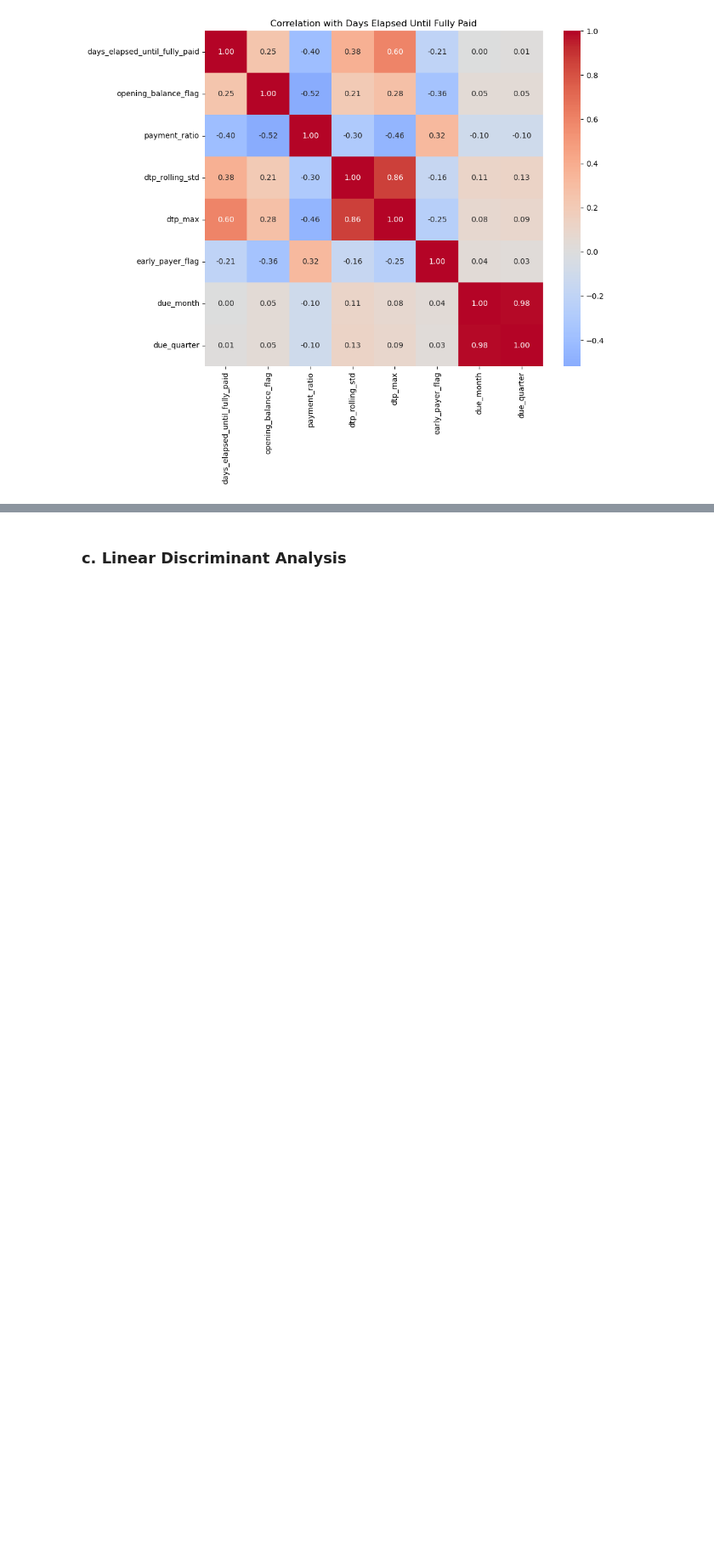
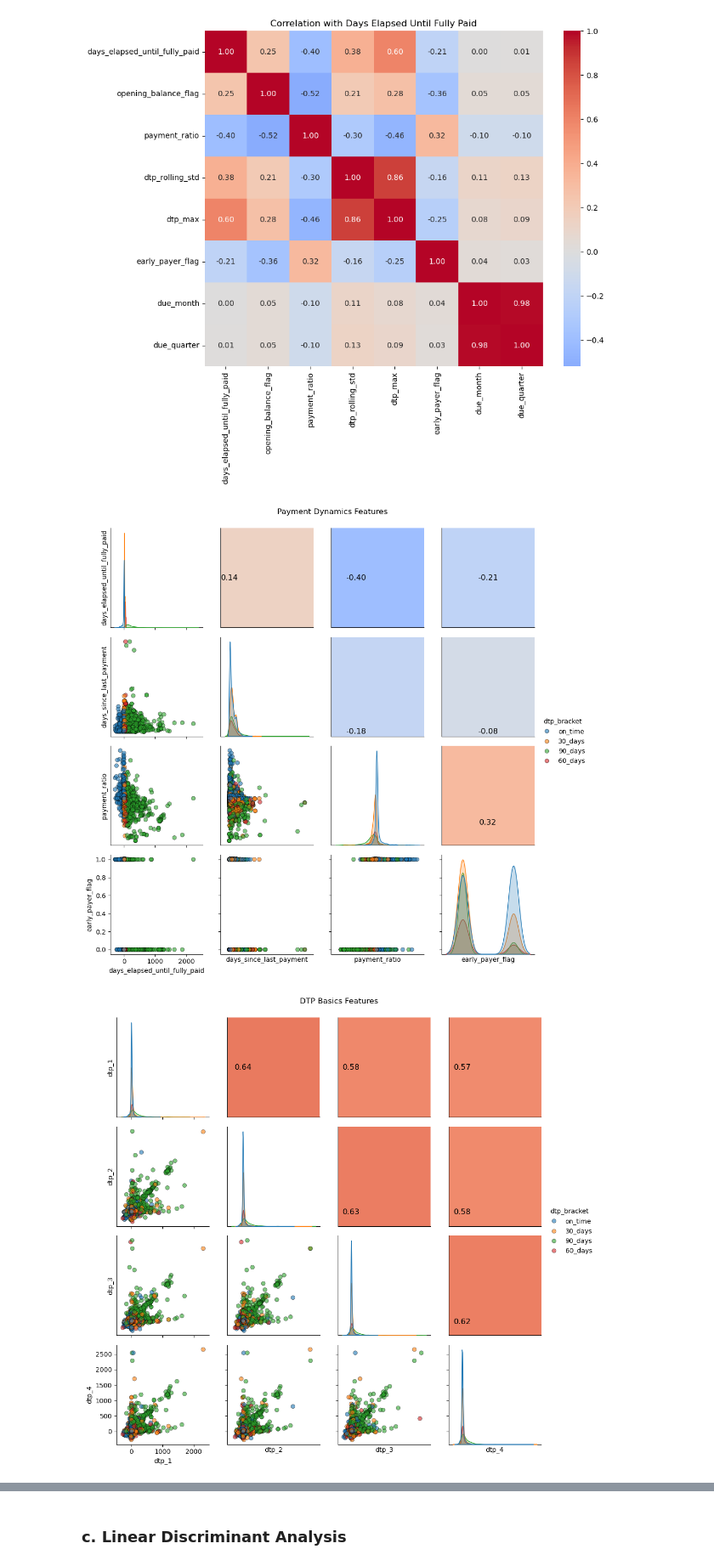
Before and after one commit to anneryeo/invoice-payment-prediction-thesis, a Jupyter notebook: Machine Learning.ipynb, the cells around one changed output, grey strips where cells are left out. Shown at 85% size. Saved outputs shown, nothing was run; the diff lists cells and outputs as text; code cells hidden in the pictures; blank space fills up the shorter version.

```diff
--- a/Machine Learning.ipynb
+++ b/Machine Learning.ipynb
@@ -223,3 +225,63 @@ plt.title("Correlation with Days Elapsed Until Fully Paid")
 plt.show()
 # %% [output]
 [figure]
+# %%
+import seaborn as sns
+import matplotlib.pyplot as plt
+import numpy as np
+
+# Filter and clean data
+df_filtered = df_credit_sales[df_credit_sales['censor'] == 1]
+df_filtered = df_filtered.dropna(subset=['dtp_1', 'dtp_2', 'dtp_3', 'dtp_4'])
+
+# Define groups of columns
+groups = {
+    "Payment Dynamics": [
+        'days_elapsed_until_fully_paid', 'days_since_last_payment',
+        'payment_ratio', 'early_payer_flag'
+    ],
+    "DTP Basics": ['dtp_1', 'dtp_2', 'dtp_3', 'dtp_4'],
+    "DTP Aggregates": ['dtp_avg', 'dtp_wavg'],
+    "DTP Trends": ['dtp_2_trend', 'dtp_3_trend'],
+    "DTP Variability": ['dtp_rolling_std', 'dtp_max'],
+    "Financial Amounts": [
+        'credit_sale_amount', 'amount_due_cumsum',
+        'amount_paid_cumsum', 'opening_balance',
+        'opening_balance_flag'
+    ],
+    "Calendar Features": ['due_month', 'due_quarter']
+}
+
+def pairgrid_with_heatmap(df, cols, hue, title):
+    # Build grid
+    g = sns.PairGrid(df[cols + [hue]], hue=hue, diag_sharey=False)
+
+    # Lower triangle: scatterplots
+    g.map_lower(sns.scatterplot, alpha=0.6, s=40, edgecolor='k')
+
+    # Diagonal: KDE plots
+    g.map_diag(sns.kdeplot, fill=True)
+
+    # Upper triangle: correlation heatmap
+    corr = df[cols].corr()
+    for i, col_i in enumerate(cols):
+        for j, col_j in enumerate(cols):
+            if j > i:  # upper triangle only
+                ax = g.axes[i, j]
+                c = corr.loc[col_i, col_j]
+                # Map correlation [-1,1] to colormap
+                ax.set_facecolor(plt.cm.coolwarm((c+1)/2))
+                ax.text(0.5, 0.5, f"{c:.2f}", ha='center', va='center', fontsize=12)
+                ax.set_xticks([])
+                ax.set_yticks([])
+
+    g.add_legend()
+    plt.suptitle(title, y=1.02)
+    plt.show()
+
+# Generate plots for each group
+for group_name, cols in groups.items():
+    pairgrid_with_heatmap(df_filtered, cols, 'dtp_bracket', f"{group_name} Features")
+# %% [output]
+[figure, added]
+[figure, added]
```
Also changed, not shown: parts of 19 cells of this notebook, 1 other file.
